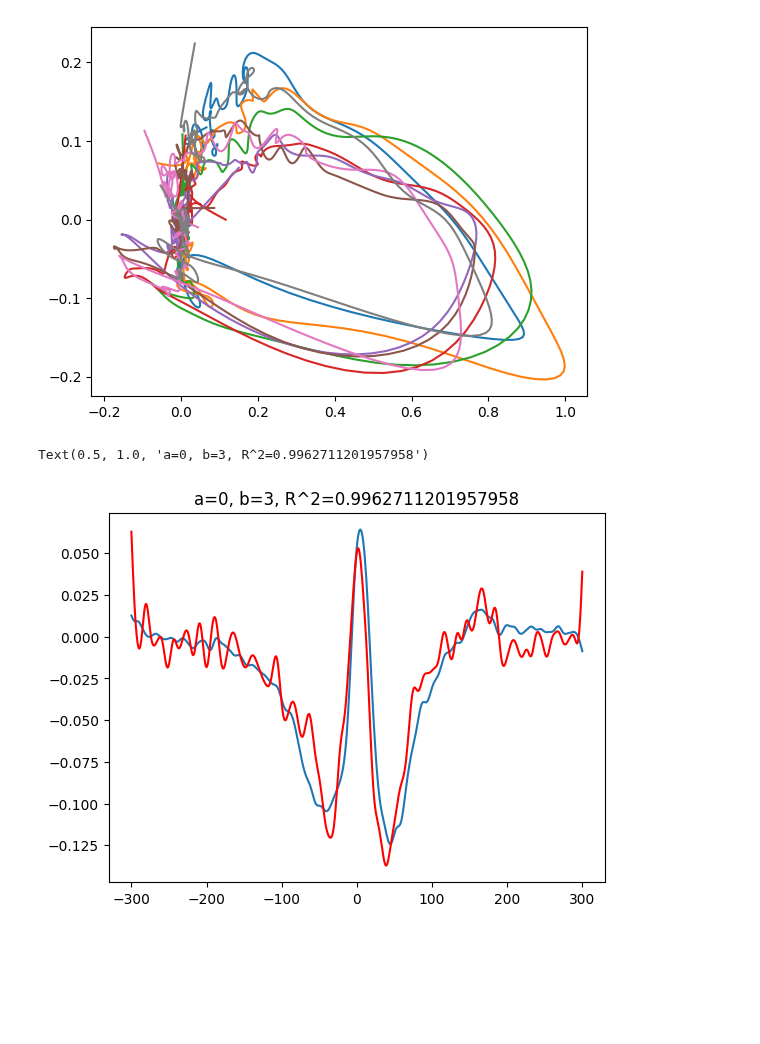
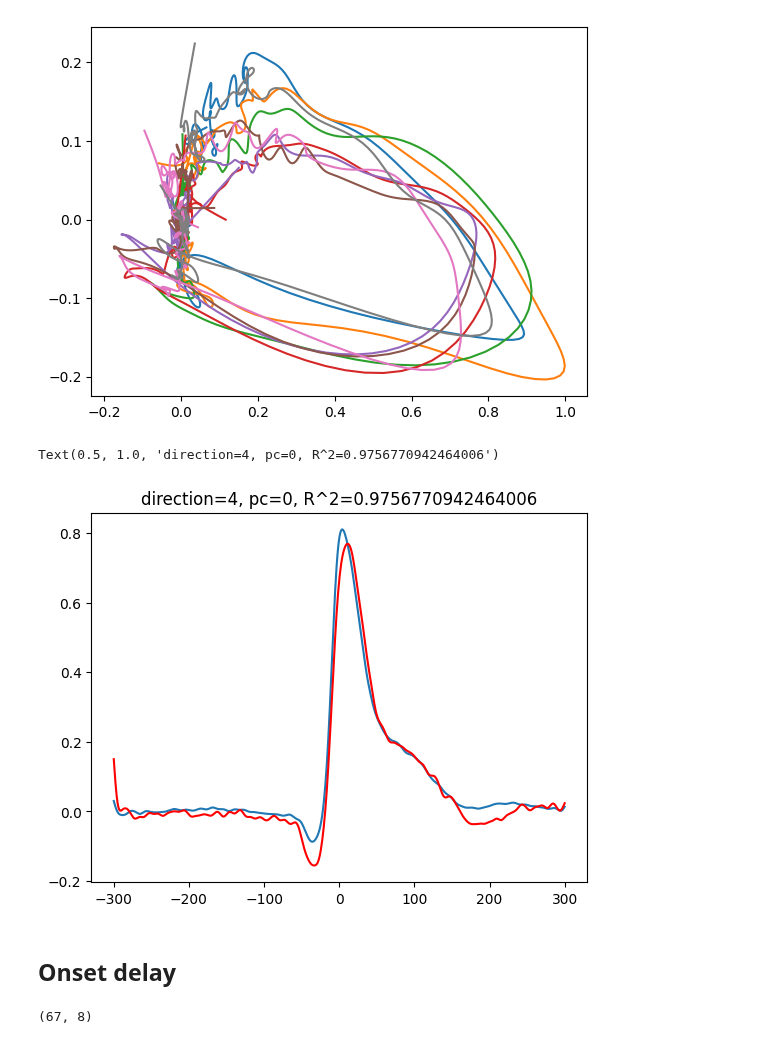
Before and after one commit to NeuroAI-IBS/fn_data_saccade, a Jupyter notebook: Data sorting/python_code/PCA_angle.ipynb, the cells around one changed output. Saved outputs shown, nothing was run; the diff lists cells and outputs as text; code cells hidden in the pictures; blank space fills up the shorter version.

```diff
--- a/Data sorting/python_code/PCA_angle.ipynb
+++ b/Data sorting/python_code/PCA_angle.ipynb
@@ -82,12 +80,14 @@ r_s_total = np.array(r_s_total)
 # %%
 # Plotting
 
-a = 0
-b = 3
+a = 4
+b = 0
 
 r_s = r_s_total[a][b]
 plt.plot(time, pca_p[b], time, nfinal_out[a][b], 'r')
-plt.title(f'a={a}, b={b}, R^2={r_s}')
+plt.title(f'direction={a}, pc={b}, R^2={r_s}')
 # %% [output]
-Text(0.5, 1.0, 'a=0, b=3, R^2=0.9962711201957958')
+Text(0.5, 1.0, 'direction=4, pc=0, R^2=0.9756770942464006')
-[figure, old version]
+[figure, new version]
+# %% [markdown]
+## Onset delay
@@ -93,0 +112,4 @@ Text(0.5, 1.0, 'a=0, b=3, R^2=0.9962711201957958')
+# %%
+onset_delay.shape
+# %% [output]
+(67, 8)
```
Also changed, not shown: parts of 9 cells of this notebook.
